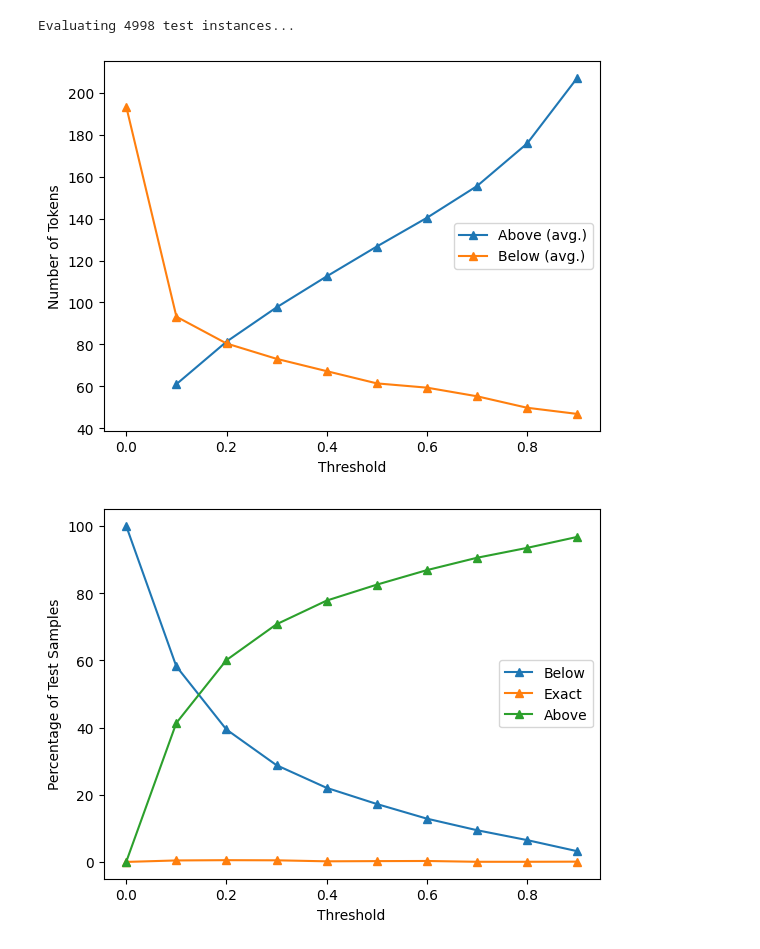
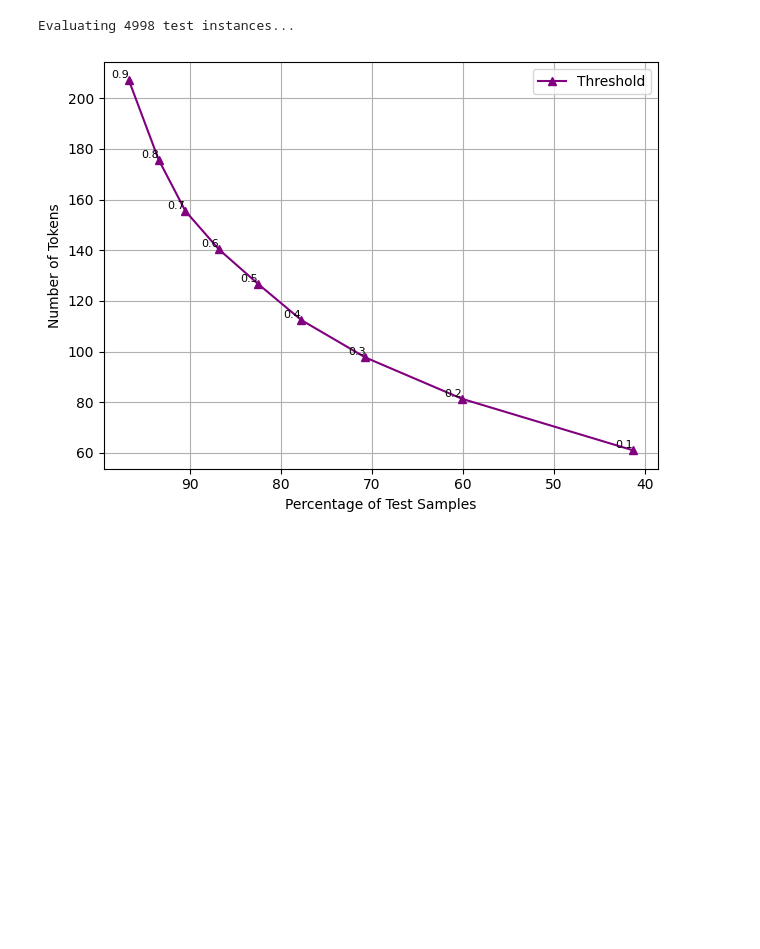
Before and after one commit to giacomo-ciro/diffusion-llms, a Jupyter notebook: diffusion_llms/eval/main.ipynb, the cells around one changed output. Drawn from its saved outputs; the diff is of its cells as text; code cells hidden in the pictures; blank space fills up the shorter version.

Commit message:
add new plots

```diff
--- a/diffusion_llms/eval/main.ipynb
+++ b/diffusion_llms/eval/main.ipynb
@@ -161,29 +161,46 @@ ans_df = ans_df.rename(columns={"Below_avg":"Below (avg.)","Above_avg":"Above (a
 # %% [output]
 Evaluating 4998 test instances...
 # %%
-ans_df.plot(
-    x = "Model",
-    y=[
-        "Above (avg.)",
-        "Below (avg.)"
-    ],
+import matplotlib.pyplot as plt
 
-    marker = "^")
-plt.xlabel("Threshold")
+plt.figure()
+
+# Plot Above curve
+plt.plot(
+    ans_df["Above"],
+    ans_df["Above (avg.)"],
+    marker="^",
+    color="purple",
+    linestyle="-",
+    label="Threshold"
+)
+
+# Annotate Above points with threshold (Model)
+for x, y, label in zip(ans_df["Above"], ans_df["Above (avg.)"], ans_df["Model"]):
+    plt.text(x, y, str(label), fontsize=8, ha='right', va='bottom')
+
+# Plot Below curve
+# plt.plot(
+#     ans_df["Below"],
+#     ans_df["Below (avg.)"],
+#     marker="v",
+#     color="green",
+#     linestyle="-",
+#     label="Below"
+# )
+
+# # Annotate Below points with threshold (Model)
+# for x, y, label in zip(ans_df["Below"], ans_df["Below (avg.)"], ans_df["Model"]):
+#     plt.text(x, y, str(label), fontsize=8, ha='left', va='top')
+
+plt.xlabel("Percentage of Test Samples")
 plt.ylabel("Number of Tokens")
-plt.savefig("avgs_thresh.png")
-
-ans_df.plot(
-    x = "Model",
-    y=[
-        "Below",
-        "Exact",
-        "Above"
-    ],
-    marker = "^")
-plt.xlabel("Threshold")
-plt.ylabel("Percentage of Test Samples")
-plt.savefig("perc_avgs.png")
+# plt.title("Pareto Curves: Above/Below vs Above/Below (avg.)")
+plt.gca().invert_xaxis()  # Reverse x-axis
+plt.grid(True)
+plt.legend()
+plt.tight_layout()
+plt.savefig("pareto.png")
+plt.show()
 # %% [output]
-[figure, old version]
+[figure, new version]
-[figure, removed]
```
Also changed, not shown: parts of 2 cells of this notebook, 7 other files.
